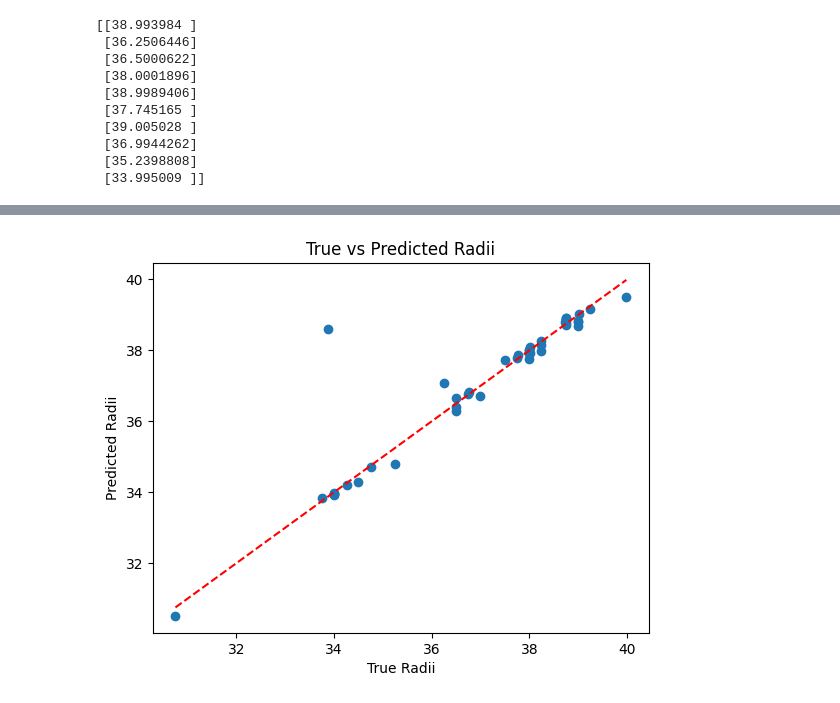
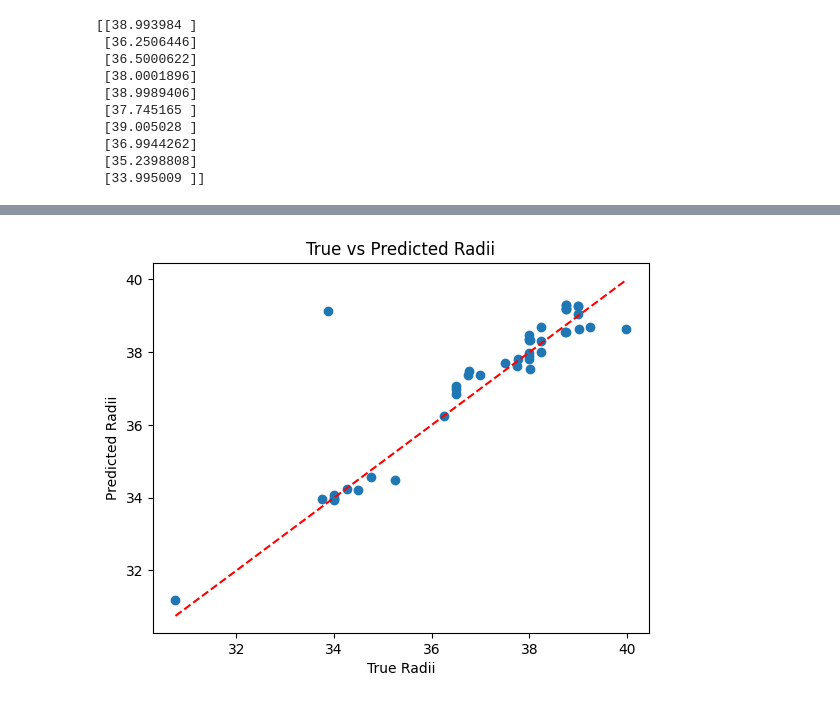
Before and after one commit to Human204/ZieduRadimas, a Jupyter notebook: autoencoders.ipynb, the cells around one changed output, grey strips where cells are left out. Cells and saved outputs as stored; diff of their text form; code cells hidden in the pictures.

```diff
--- a/autoencoders.ipynb
+++ b/autoencoders.ipynb
@@ -504,12 +593,12 @@ x_train, x_val, radii_train, radii_val = train_test_split(
     images, radii, test_size=0.2, random_state=42
 )
 
-autoencoder = load_model('diffraction_autoencoder.h5', custom_objects={'mse': MeanSquaredError()})
+# autoencoder = load_model('diffraction_autoencoder.h5', custom_objects={'mse': MeanSquaredError()})
 test_images = x_val
-reconstructed_images, predicted_radii = autoencoder.predict(test_images)
+reconstructed_images, predicted_radii,pred_ccol,pred_crow = autoencoder.predict(test_images)
 
 
-plt.scatter(radii_val, predicted_radii)
+plt.scatter(radii_val, pred_crow)
 plt.plot([radii_val.min(), radii_val.max()], [radii_val.min(), radii_val.max()], color='r', linestyle='--')
 plt.xlabel('True Radii')
 plt.ylabel('Predicted Radii')
@@ -521 +609 @@ WARNING:absl:Compiled the loaded model, but the compiled metrics have yet to be
-[figure, old version]
+[figure, new version]
```
Also changed, not shown: parts of 19 cells of this notebook, 2 other files.
